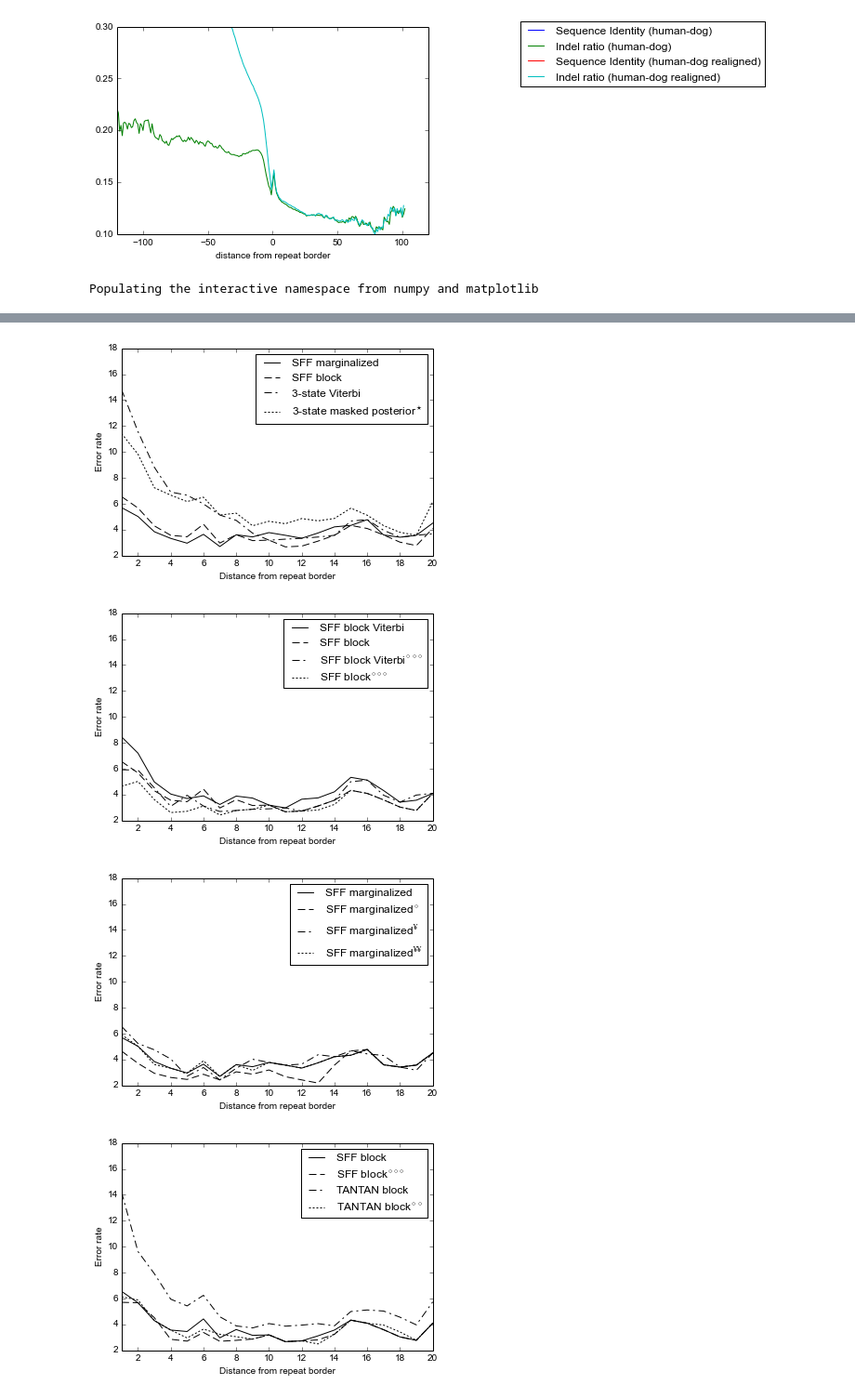
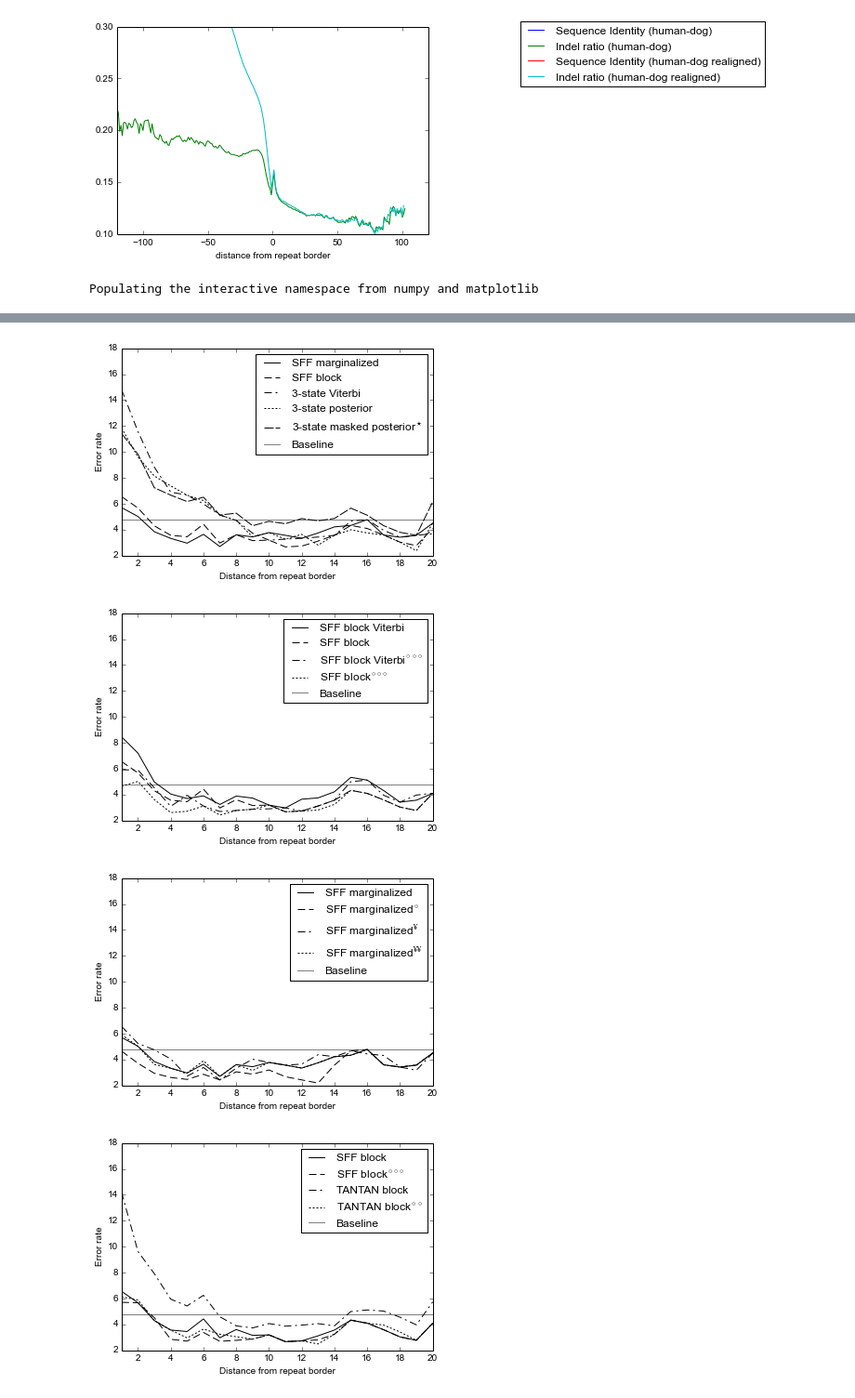
Before and after one commit to mic47/dissertation, a Jupyter notebook: Grafy.ipynb, the cells around one changed output, grey strips where cells are left out. Shown at 93% size. Drawn from its saved outputs; the diff is of its cells as text; code cells hidden in the pictures.

```diff
--- a/Grafy.ipynb
+++ b/Grafy.ipynb
@@ -69,7 +69,7 @@ def parse_lines(x):
         d[line[0]] = map(lambda x: 100.0-float(x), line[1:])
     return d
 
-dashes=[[], [8, 4], [8, 4, 2, 4], [2, 2], [1, 1]]
+dashes=[[], [8, 4], [8, 4, 2, 4], [2, 2], [10, 2], [1, 1]]
 def draw_plot(data, selections=None, captions=None, filename=None):
     if selections == None:
         selections = data.keys()
@@ -82,7 +82,7 @@ def draw_plot(data, selections=None, captions=None, filename=None):
         line, = plt.plot(range(1, len(dat) + 1), dat, 'k-' ,label=label)
         line.set_dashes(dashes[i])
     line, = plt.plot(range(1, len(dat) + 1), [4.78]*len(dat), 'k-', label='Baseline')
-    line.set_dashes(dashes[len(selections)])
+    line.set_dashes(dashes[-1])
     plt.xlabel('Distance from repeat border')
     plt.ylabel('Error rate')
     plt.ylim(2, 18)
@@ -103,11 +103,13 @@ draw_plot(data,
            'repeatRealignerBrona',
            'sff_block_trfhmm2_cor_postprocessed',
            'simpleModelViterbi',
+           'simpleModel',
            'simpleModelReplaceNonOv_cor',
           ], [
            'SFF marginalized',
            'SFF block',
            '3-state Viterbi',
+           '3-state posterior',
            '3-state masked posterior$^\star$'
           ],
           'figures/error_graph_overview.pdf')
@@ -183,5 +185,5 @@ WARNING: pylab import has clobbered these variables: ['rc']
 `%pylab --no-import-all` prevents importing * from pylab and numpy
-[figure, old version]
+[figure, new version]
-[figure, old version]
+[figure, new version]
-[figure, old version]
+[figure, new version]
-[figure, old version]
+[figure, new version]
```
Also changed, not shown: parts of 1 cell of this notebook, 8 other files.
